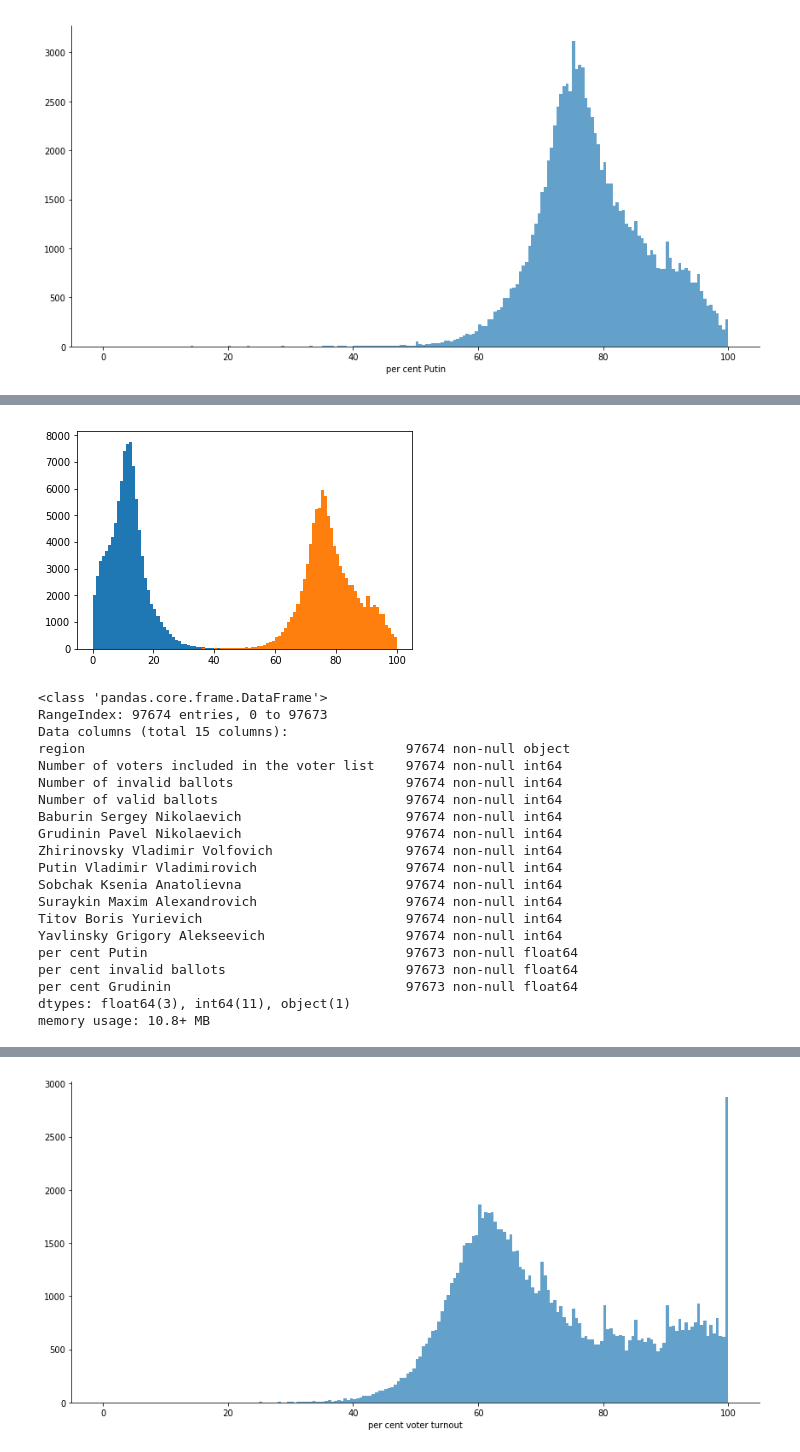
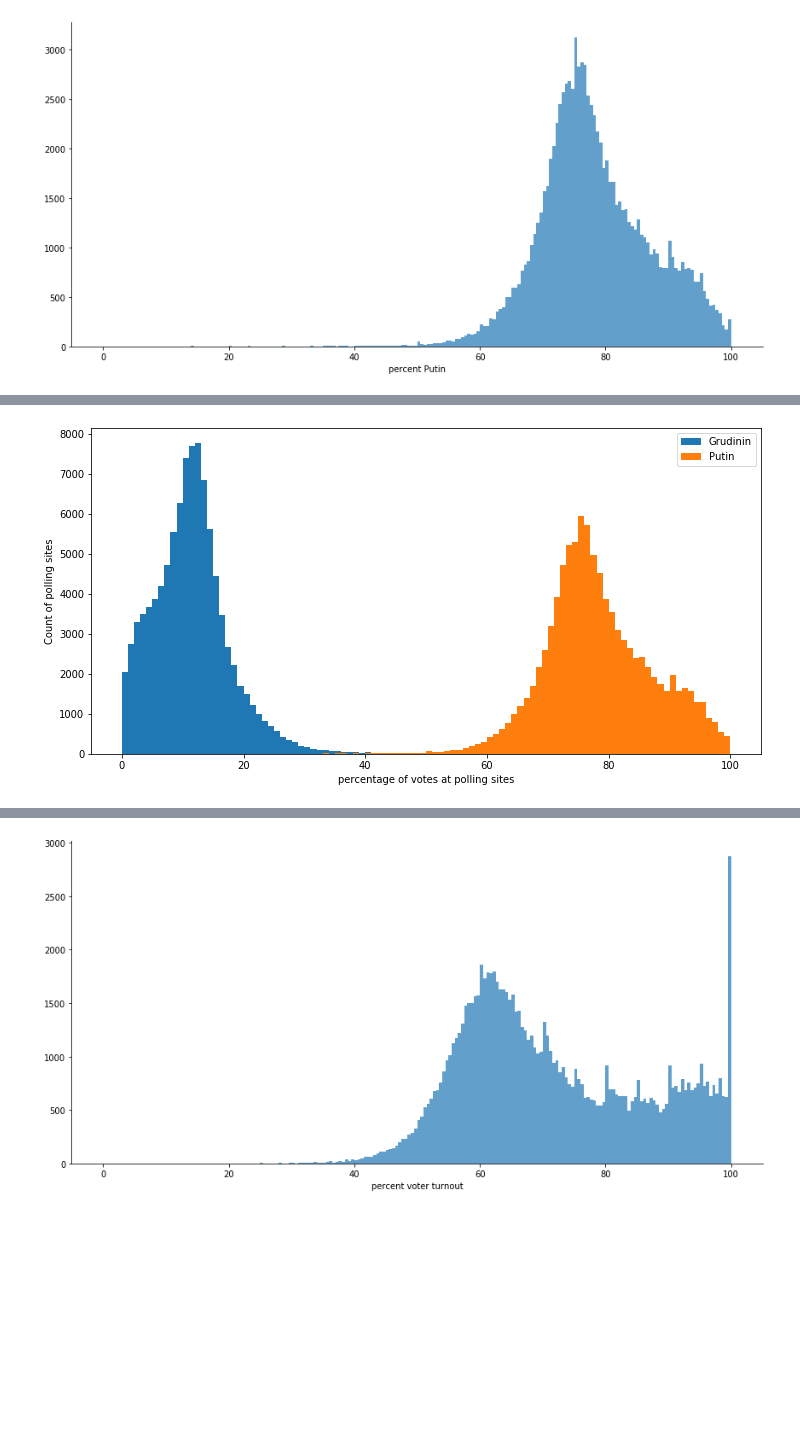
Before and after one commit to n1oftheabove/Statistical-analysis-of-2018-Russian-presidential-elections-data, a Jupyter notebook: first_analysis-preliminary data source/russia_presidential_elections_2018.ipynb, the cells around one changed output, grey strips where cells are left out. Saved outputs shown, nothing was run; the diff lists cells and outputs as text; code cells hidden in the pictures; blank space fills up the shorter version.

```diff
--- a/first_analysis-preliminary data source/russia_presidential_elections_2018.ipynb
+++ b/first_analysis-preliminary data source/russia_presidential_elections_2018.ipynb
@@ -372,10 +110,15 @@ df_1
 # %%
-df_2_new = df_2[['region','Number of voters included in the voter list', 'Number of invalid ballots',
-       'Number of valid ballots', 'Baburin Sergey Nikolaevich',
-        'Grudinin Pavel Nikolaevich',
-       'Zhirinovsky Vladimir Volfovich',
-        'Putin Vladimir Vladimirovich',
-       'Sobchak Ksenia Anatolievna',
-        'Suraykin Maxim Alexandrovich',
-       'Titov Boris Yurievich',
-        'Yavlinsky Grigory Alekseevich']]
+# Get only interesting columns
+df_2_new = df_2[['region',
+                 'Number of voters included in the voter list',
+                 'Number of invalid ballots',
+                 'Number of valid ballots',
+                 'Baburin Sergey Nikolaevich',
+                 'Grudinin Pavel Nikolaevich',
+                 'Zhirinovsky Vladimir Volfovich',
+                 'Putin Vladimir Vladimirovich',
+                 'Sobchak Ksenia Anatolievna',
+                 'Suraykin Maxim Alexandrovich',
+                 'Titov Boris Yurievich',
+                 'Yavlinsky Grigory Alekseevich',
+                ]]
@@ -382,5 +127,5 @@ df_2_new = df_2[['region','Number of voters included in the voter list', 'Number
 # %%
-df_2_new['per cent Putin'] = 100*df_2_new['Putin Vladimir Vladimirovich']/df_2_new['Number of valid ballots']
+df_2_new['percent Putin'] = 100 * df_2_new['Putin Vladimir Vladimirovich'].divide(df_2_new['Number of valid ballots']).to_frame()
 # %% [output]
 A value is trying to be set on a copy of a slice from a DataFrame.
 Try using .loc[row_indexer,col_indexer] = value instead
@@ -444,32 +184,12 @@ See the caveats in the documentation: http://pandas.pydata.org/pandas-docs/stabl
 # %%
-fig, ax = plt.subplots()
-ax.hist(df_2_new['per cent Grudinin'], bins=100, range=(0,100))
-ax.hist(df_2_new['per cent Putin'], bins=100, range=(0,100))
+fig, ax = plt.subplots(figsize=(12,6))
+ax.hist(df_2_new['percent Grudinin'], bins=100, range=(0,100))
+ax.hist(df_2_new['percent Putin'], bins=100, range=(0,100))
+ax.set_xlabel('percentage of votes at polling sites')
+ax.set_ylabel('Count of polling sites')
+ax.legend(['Grudinin', 'Putin'])
 plt.show()
 # %% [output]
-[figure, old version]
+[figure, new version]
-# %%
-df_2_new.info()
-# %% [output]
-<class 'pandas.core.frame.DataFrame'>
-RangeIndex: 97674 entries, 0 to 97673
-Data columns (total 15 columns):
-region                                         97674 non-null object
-Number of voters included in the voter list    97674 non-null int64
-Number of invalid ballots                      97674 non-null int64
-Number of valid ballots                        97674 non-null int64
-Baburin Sergey Nikolaevich                     97674 non-null int64
-Grudinin Pavel Nikolaevich                     97674 non-null int64
-Zhirinovsky Vladimir Volfovich                 97674 non-null int64
-Putin Vladimir Vladimirovich                   97674 non-null int64
-Sobchak Ksenia Anatolievna                     97674 non-null int64
-Suraykin Maxim Alexandrovich                   97674 non-null int64
-Titov Boris Yurievich                          97674 non-null int64
-Yavlinsky Grigory Alekseevich                  97674 non-null int64
-per cent Putin                                 97673 non-null float64
-per cent invalid ballots                       97673 non-null float64
-per cent Grudinin                              97673 non-null float64
-dtypes: float64(3), int64(11), object(1)
-memory usage: 10.8+ MB
 # %%
 # New column for voter turnout
```
Also changed, not shown: parts of 45 cells of this notebook.
